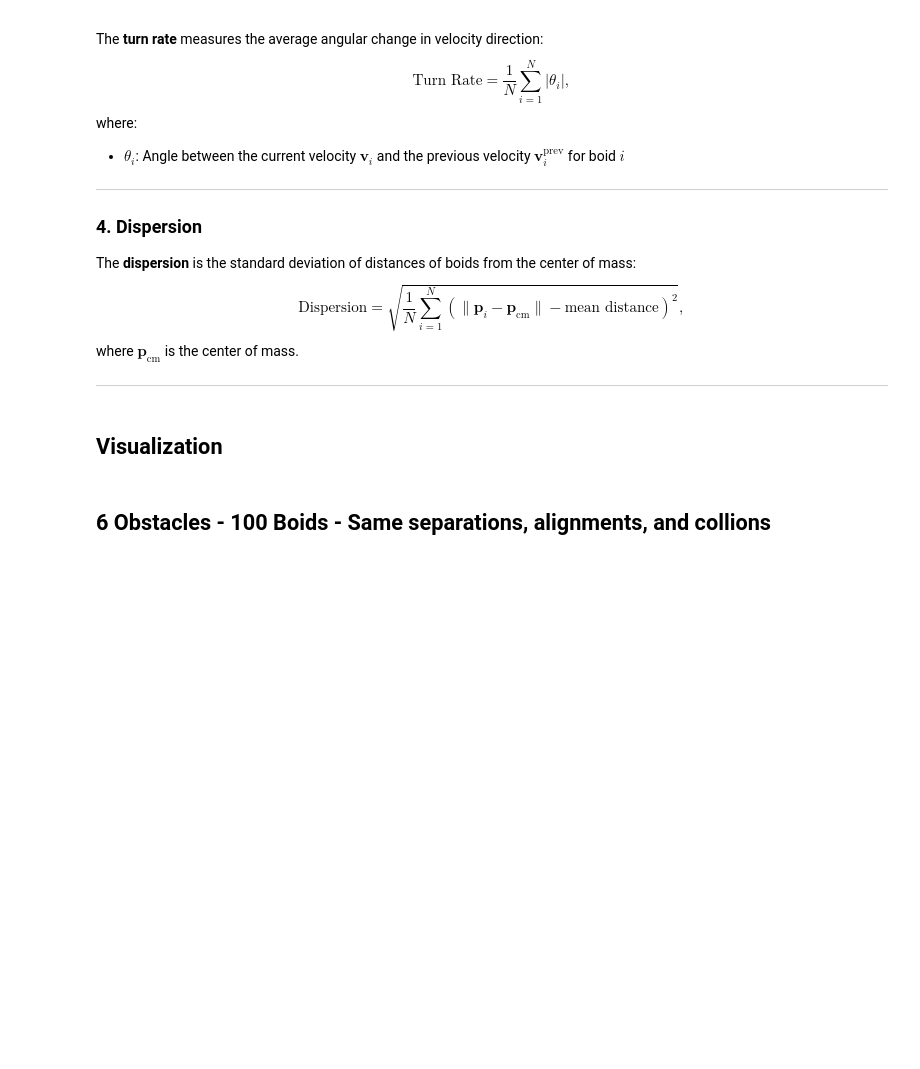
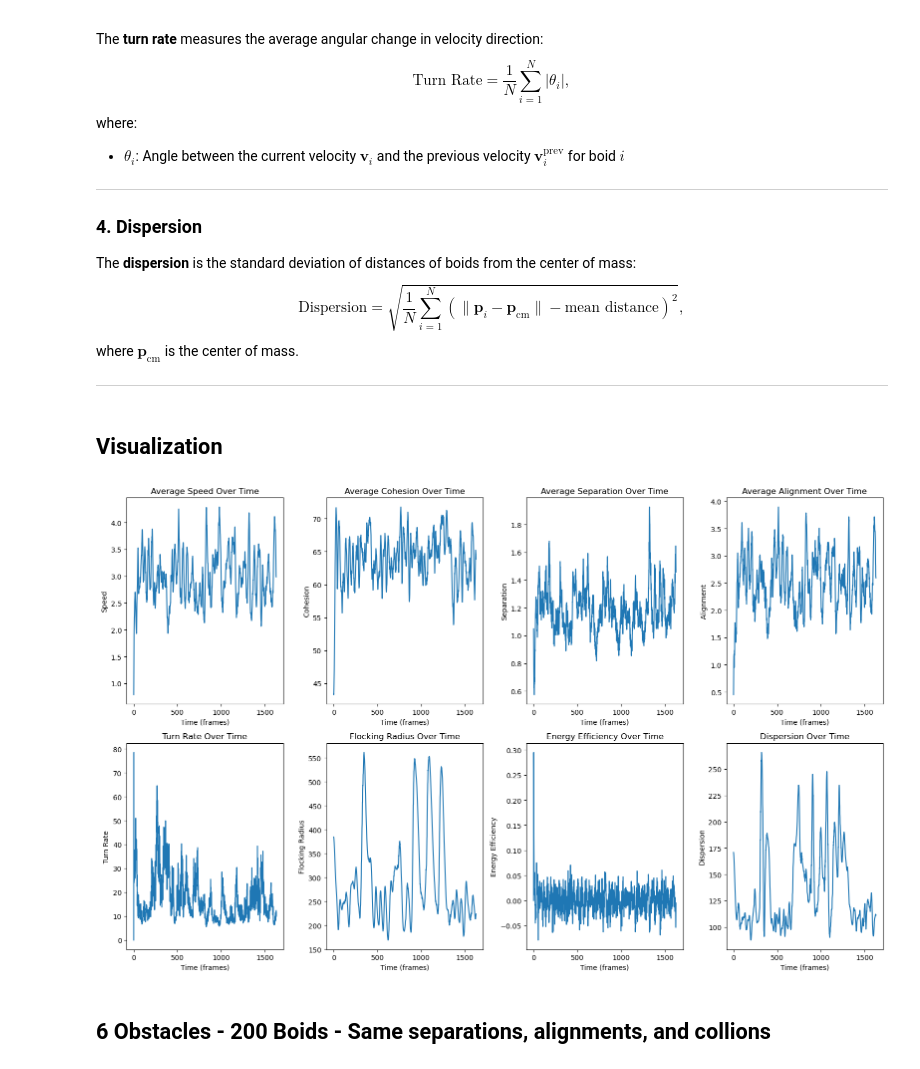
Before and after one commit to ChuongQuoc1413017/Boids_Simulation, a Jupyter notebook: Boids_Simulation-Final Version.ipynb, the cells around one changed output. Drawn from its saved outputs; the diff is of its cells as text; code cells hidden in the pictures; blank space fills up the shorter version.

```diff
--- a/Boids_Simulation-Final Version.ipynb
+++ b/Boids_Simulation-Final Version.ipynb
@@ -908,15 +908,17 @@ COHESION_RADIUS = 200 # The radius within which Boids will begin to experience c
 # %% [markdown]
 ## Visualization
 # %%
-NUM_BOIDS = 100 # Number of Boids
-BOID_SIZE = 10 # Size of Boids on the screen
+NUM_BOIDS = 200 # Number of Boids
+BOID_SIZE = 5 # Size of Boids on the screen
 
 NUM_OBSTACLES = 6 # Number of obstacles
 OBSTACLE_RADIUS = 25 # Size of obstacles on the screen
 
 if __name__ == "__main__":
     sim = Simulation(NUM_BOIDS, NUM_OBSTACLES)
     sim.run()
+# %% [output]
+[figure, added]
 # %% [markdown]
-## 6 Obstacles - 100 Boids - Same separations, alignments, and collions
+## 6 Obstacles - 200 Boids - Same separations, alignments, and collions
 # %%
```
Also changed, not shown: parts of 10 cells of this notebook.
